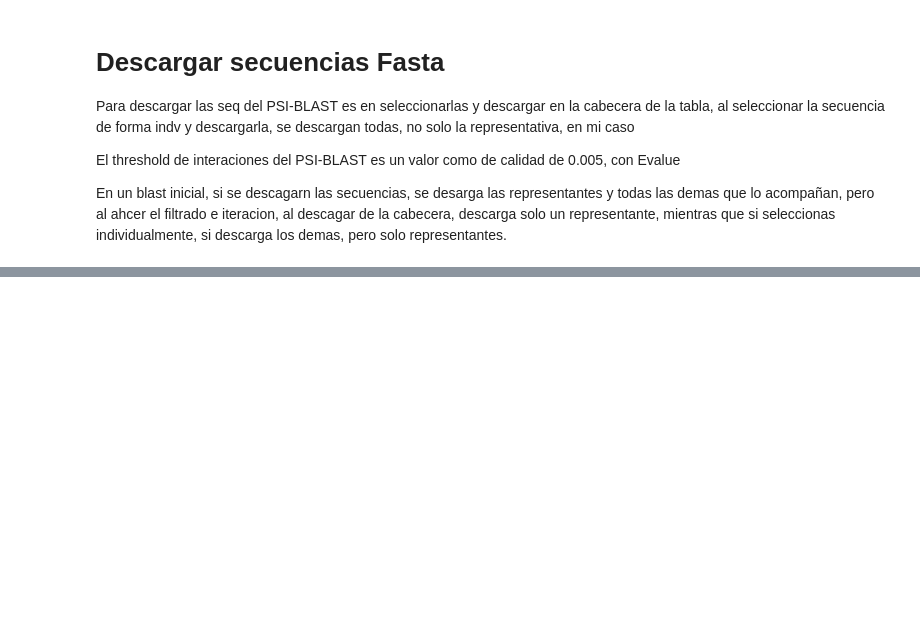
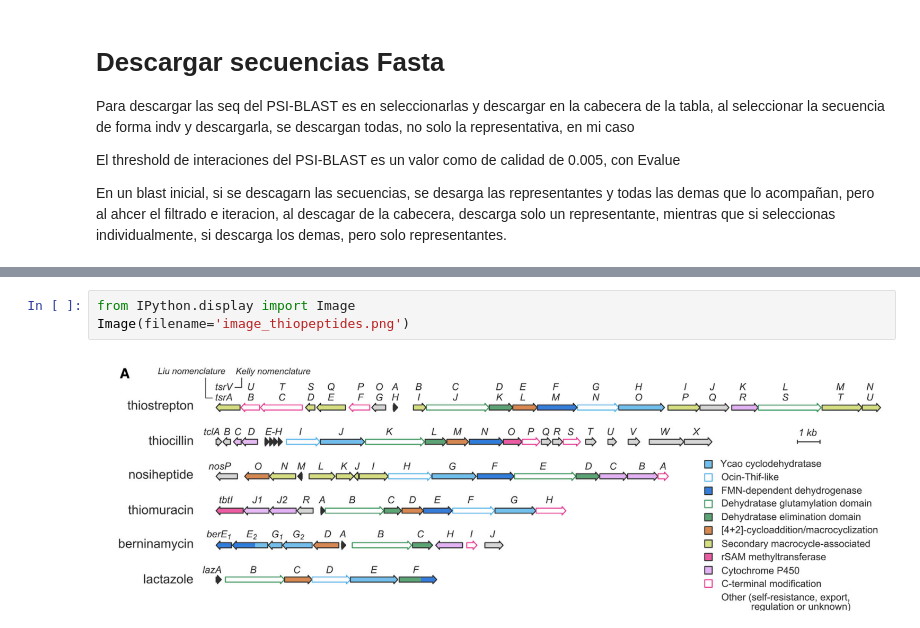
Before and after one commit to Errrik2002/Proyecto_MineriaGenomica_IQ, a Jupyter notebook: bitacora.ipynb, the cells around one changed output, grey strips where cells are left out. Cells and saved outputs as stored; diff of their text form; blank space fills up the shorter version.

```diff
--- a/bitacora.ipynb
+++ b/bitacora.ipynb
@@ -99,0 +117,5 @@ En un blast inicial, si se descagarn las secuencias, se desarga las representant
+# %%
+from IPython.display import Image
+Image(filename='image_thiopeptides.png')
+# %% [output]
+[figure, added]
```
Also changed, not shown: parts of 5 cells of this notebook, 3 other files.
